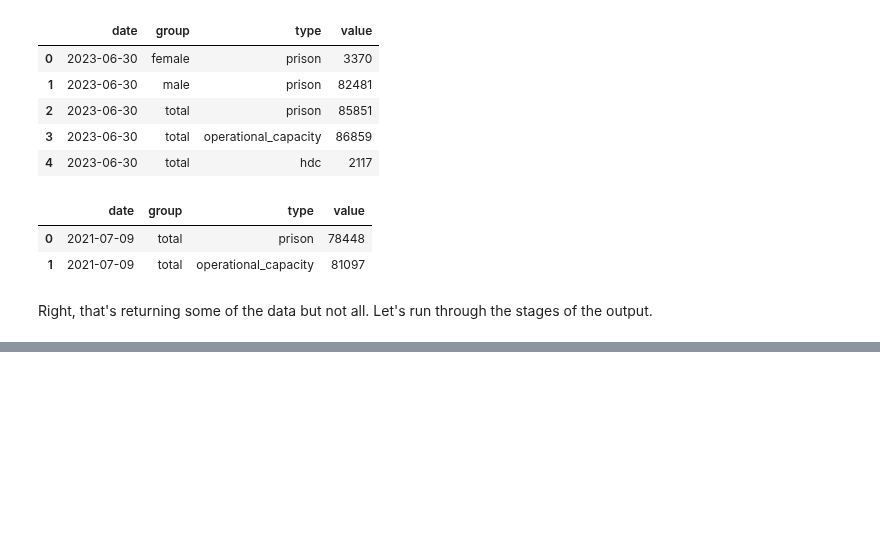
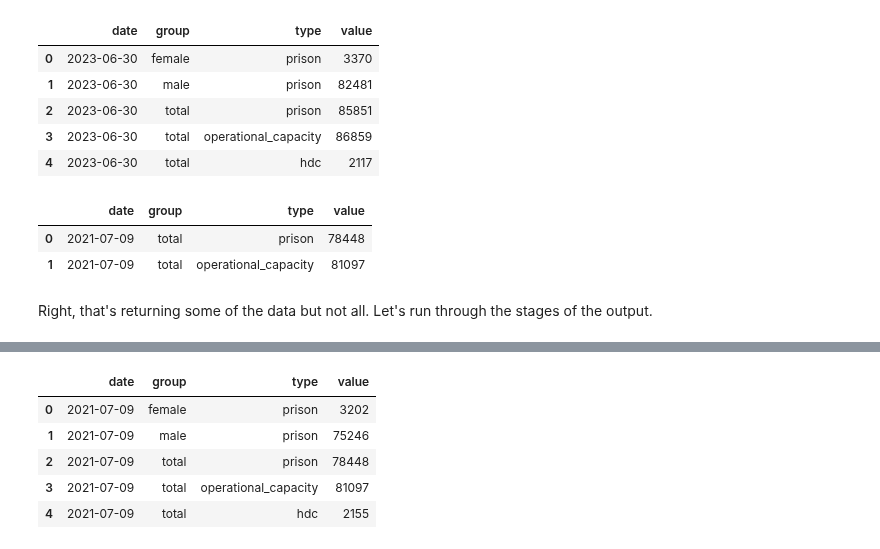
Before and after one commit to Prison-Reform-Trust/Prison-population, a Jupyter notebook: Notebooks/0.2-ah-combining_population_data.ipynb, the cells around one changed output, grey strips where cells are left out. Cells and saved outputs as stored; diff of their text form; code cells hidden in the pictures; blank space fills up the shorter version.

```diff
--- a/Notebooks/0.2-ah-combining_population_data.ipynb
+++ b/Notebooks/0.2-ah-combining_population_data.ipynb
@@ -930,0 +1037,10 @@ Right, that's returning some of the data but not all. Let's run through the stag
+# %%
+df_17_9 = process_file('data/raw/2021/prison-pop-9-july-2021.ods')
+df_17_9
+# %% [output]
+|  | date | group | type | value |
+| 0 | 2021-07-09 | female | prison | 3202 |
+| 1 | 2021-07-09 | male | prison | 75246 |
+| 2 | 2021-07-09 | total | prison | 78448 |
+| 3 | 2021-07-09 | total | operational_capacity | 81097 |
+| 4 | 2021-07-09 | total | hdc | 2155 |
```
Also changed, not shown: parts of 6 cells of this notebook.
